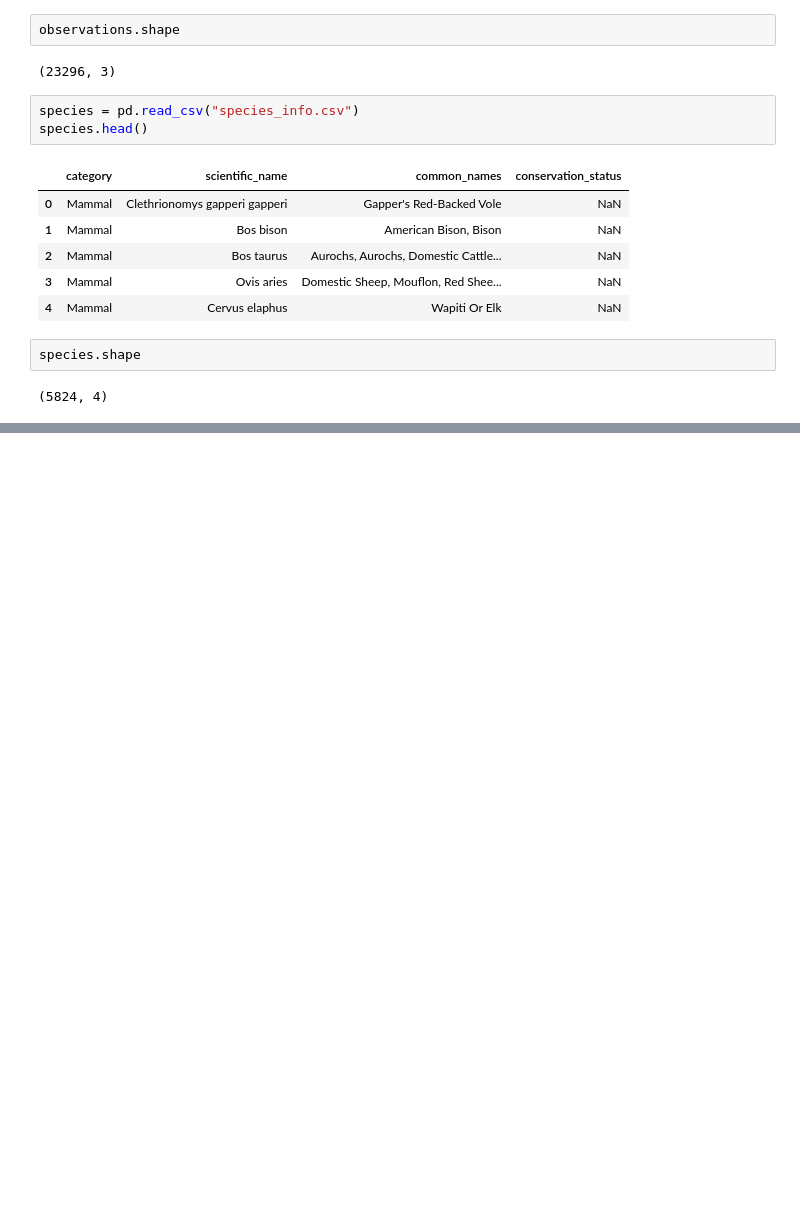
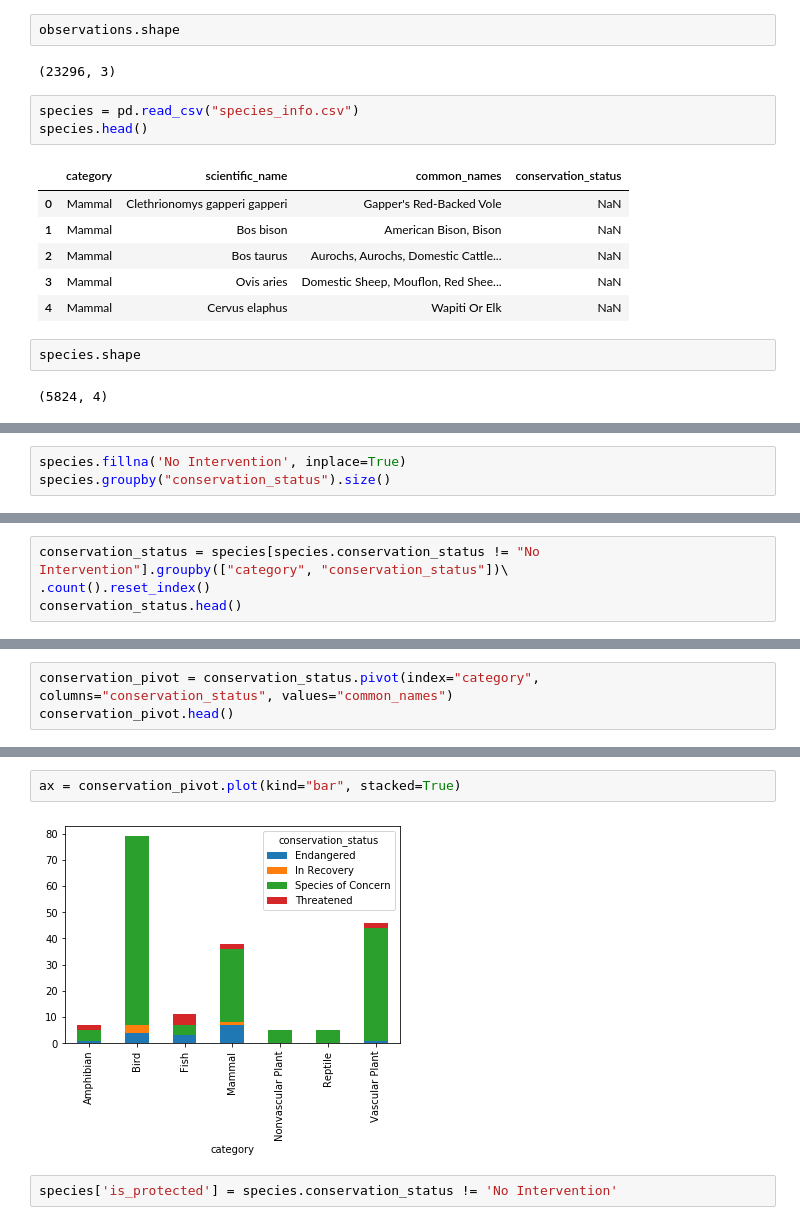
Before and after one commit to jamietsadler/biodiversity, a Jupyter notebook: biodiversity.ipynb, the cells around one changed output, grey strips where cells are left out. Cells and saved outputs as stored; diff of their text form; blank space fills up the shorter version.

```diff
--- a/biodiversity.ipynb
+++ b/biodiversity.ipynb
@@ -35,0 +89,3 @@ species.shape
+# %%
+species.fillna('No Intervention', inplace=True)
+species.groupby("conservation_status").size()
@@ -35,0 +109,4 @@ species.shape
+# %%
+conservation_status = species[species.conservation_status != "No Intervention"].groupby(["category", "conservation_status"])\
+.count().reset_index()
+conservation_status.head()
@@ -35,0 +120,3 @@ species.shape
+# %%
+conservation_pivot = conservation_status.pivot(index="category", columns="conservation_status", values="common_names")
+conservation_pivot.head()
@@ -35,0 +131,6 @@ species.shape
+# %%
+ax = conservation_pivot.plot(kind="bar", stacked=True)
+# %% [output]
+[figure, added]
+# %%
+species['is_protected'] = species.conservation_status != 'No Intervention'
```
Also changed, not shown: parts of 18 cells of this notebook.
